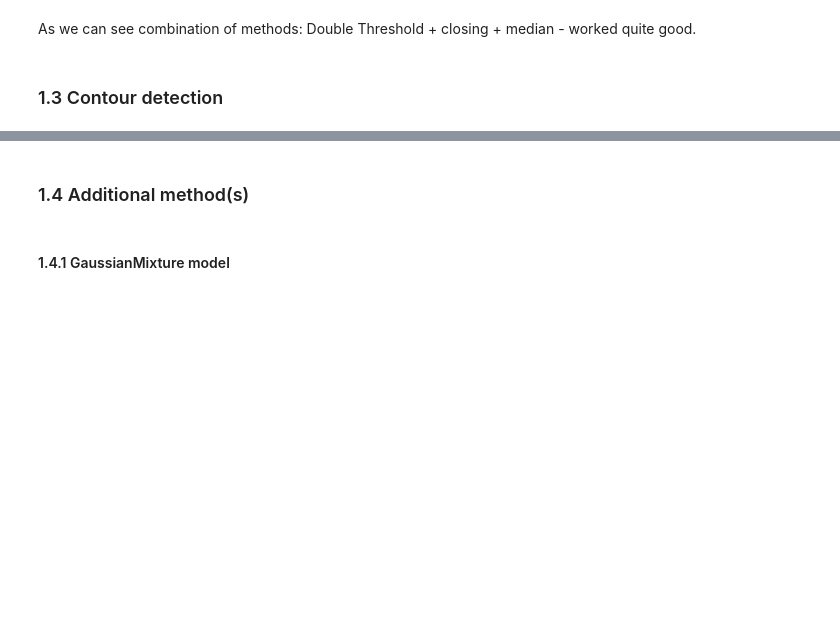
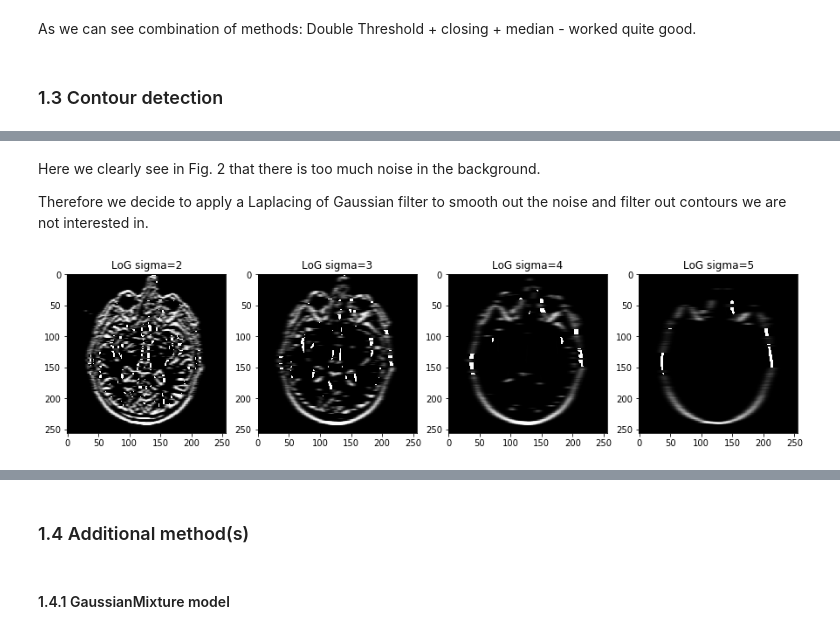
Before and after one commit to oganesManasian/Image-analysis-and-pattern-recognition, a Jupyter notebook: labs/lab_01_segmentation.ipynb, the cells around one changed output, grey strips where cells are left out. Saved outputs shown, nothing was run; the diff lists cells and outputs as text; code cells hidden in the pictures; blank space fills up the shorter version.

```diff
--- a/labs/lab_01_segmentation.ipynb
+++ b/labs/lab_01_segmentation.ipynb
@@ -276,0 +280,18 @@ plt.show()
+# %% [markdown]
+Here we clearly see in Fig. 2 that there is too much noise in the background.
+
+Therefore we decide to apply a Laplacing of Gaussian filter to smooth out the noise and filter out contours we are not interested in.
+# %%
+from scipy.ndimage import gaussian_laplace
+figures_count = 4
+fig, ax = plt.subplots(1, figures_count, figsize=(15, 10))
+
+for i in range(figures_count):
+    sigma = i+2
+    LoG = gaussian_laplace(brain_im, sigma=sigma)
+    ax[i].imshow(LoG, cmap='gray')
+    ax[i].set_title("LoG sigma={}".format(sigma))
+
+plt.show()
+# %% [output]
+[figure, added]
```
Also changed, not shown: parts of 37 cells of this notebook.
